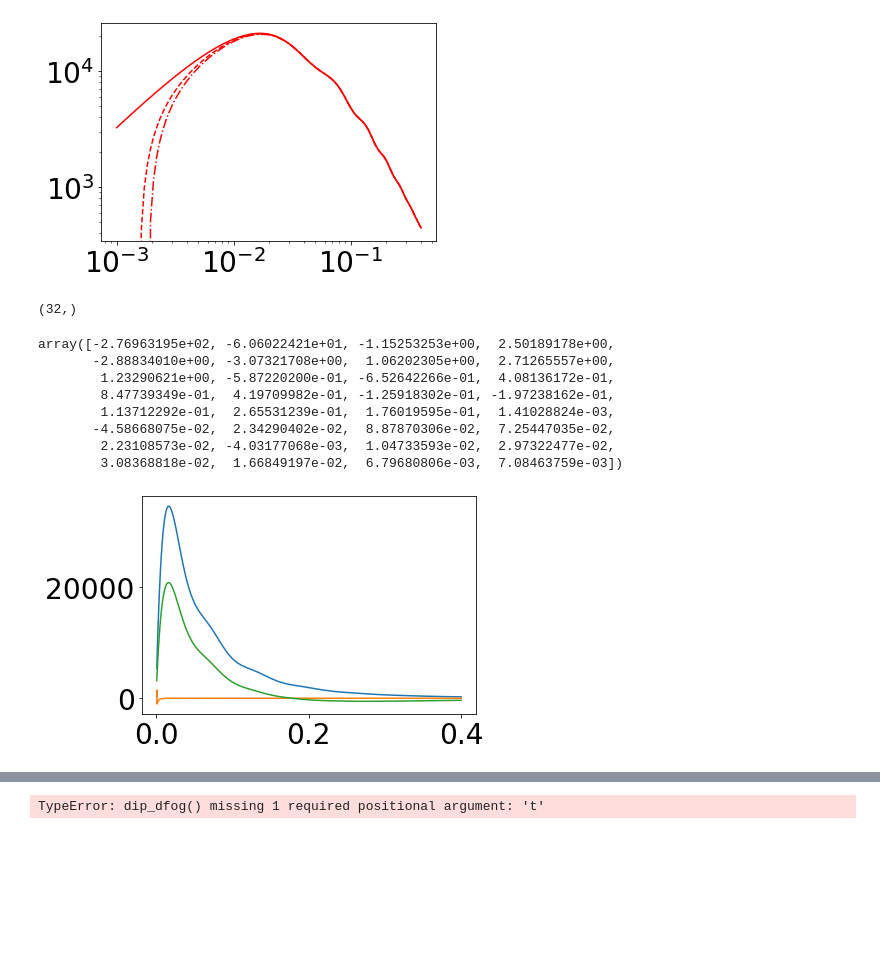
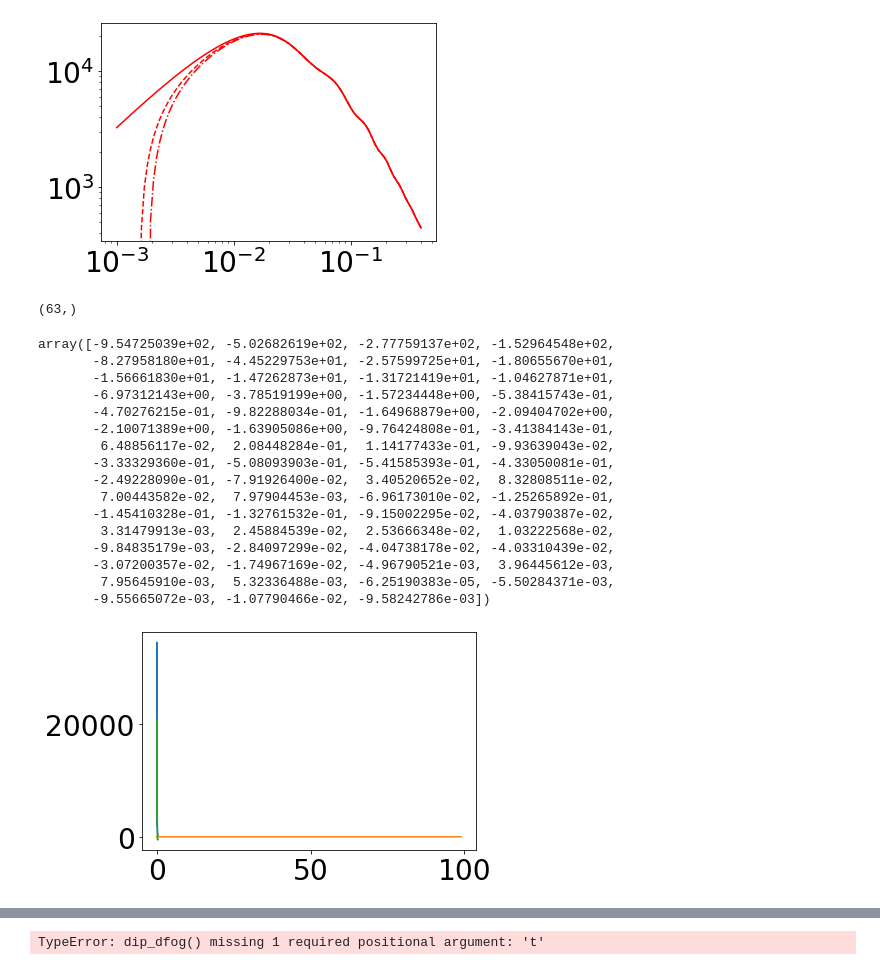
Before and after one commit to craddis1/PkBk, a Jupyter notebook: Notebooks/run_pk.ipynb, the cells around one changed output, grey strips where cells are left out. Cells and saved outputs as stored; diff of their text form; code cells hidden in the pictures; blank space fills up the shorter version.

```diff
--- a/Notebooks/run_pk.ipynb
+++ b/Notebooks/run_pk.ipynb
@@ -33,7 +33,7 @@ Nside=128
 L=1000
 rfft=False
 order=2
-obs_pos=(500,0,500) #
+obs_pos=(500,500,500) #
 grid_info = cgi.compute_survey(Nside,L,rfft,order,obs_pos)
 #xi,x_norm,ki,k_mag,MAS,k_f,k_ny
 # %% [output]
@@ -50,7 +50,7 @@ CPU times: user 4 µs, sys: 1 µs, total: 5 µs
 Wall time: 5.96 µs
 # %%
 %%time
-s=1/2 #units of 2*k_f
+s=1 #units of 2*k_f
 k_est = np.arange(grid_info[5],grid_info[6],2*s*grid_info[5]) + s*grid_info[5] #create k bins centers - from k_f to k_ny with steps of s*k_f
 binning_info = cgi.pk_compute_bins(k_est,s,grid_info[3],grid_info[5])
 #In_bin,N_modes
@@ -510,7 +592,7 @@ if d == 0:
 print(d)
 #set z ...
 def get_class_powerspectrum(kk,zz): #h are needed to convert to 1/Mpc for k then convert pk back to (Mpc/h)^3
-
+     -4*f*(3*Pks+ Pkd*ks)*(7*b1 + 3*f)*(2*t - 1)/(35*d*ks)
     return np.array([cosmo.pk_lin(ki, zz) for ki in kk*h])*h**3
 
 def get_pkinfo_z(k,z):
@@ -533,7 +615,6 @@ Pkdd= Pk_dd(ks)
 
 d=1000
 b1 = 1
-s=0
 t=0
 # %% [output]
 0.0
@@ -641,23 +723,31 @@ def pk_mono_dfog_wa(kk,sigma,d,t):
 
 def pk_dipo_dfog_wa(kk,sigma,d,t):
     Pks = Pk_(kk)
     Pkd= Pk_d(kk)
     Pkdd= Pk_dd(kk)
     return 3*np.exp(-f**2*kk**2*sigma**2)*(2*t - 1)*(np.sqrt(np.pi)*np.exp(f**2*kk**2*sigma**2)*scipy.special.erf(sigma*f*kk)*(Pkd*kk*(-4*b1*f**3*kk**4*sigma**4 + f*kk**2*sigma**2*(6*b1 - 6*f) + 15) - 12*Pks*(f*kk**2*sigma**2*(b1 - f) + 5)) + 2*f*kk*sigma*(-Pkd*kk*(2*f*kk**2*sigma**2*(3*b1 + 2*f) + 15) + 4*Pks*(2*f**3*kk**4*sigma**4*(b1 + f) + f*kk**2*sigma**2*(3*b1 + 7*f) + 15)))/(8*d*f**5*kk**8*sigma**7)
 
-plt.plot(ks,pk_mono_dfog(ks,10))
-plt.plot(ks,pk_mono_dfog_wa(ks,10,560,0))
+plt.plot(ks,pk_mono_dfog(ks,10)+pk_mono_dfog_wa(ks,10,560,0))
+#plt.plot(ks,pk_mono_dfog_wa(ks,10,560,0))
 plt.plot(ks,pk_quad_dfog(ks,10))
 print(k_est.shape)
 pk_quad_dfog_wa(k_est,sigma,1000,t)
 # %% [output]
-(32,)
+(63,)
-array([-2.76963195e+02, -6.06022421e+01, -1.15253253e+00,  2.50189178e+00,
-       -2.88834010e+00, -3.07321708e+00,  1.06202305e+00,  2.71265557e+00,
-        1.23290621e+00, -5.87220200e-01, -6.52642266e-01,  4.08136172e-01,
-        8.47739349e-01,  4.19709982e-01, -1.25918302e-01, -1.97238162e-01,
-        1.13712292e-01,  2.65531239e-01,  1.76019595e-01,  1.41028824e-03,
-       -4.58668075e-02,  2.34290402e-02,  8.87870306e-02,  7.25447035e-02,
-        2.23108573e-02, -4.03177068e-03,  1.04733593e-02,  2.97322477e-02,
-        3.08368818e-02,  1.66849197e-02,  6.79680806e-03,  7.08463759e-03])
+array([-9.54725039e+02, -5.02682619e+02, -2.77759137e+02, -1.52964548e+02,
+       -8.27958180e+01, -4.45229753e+01, -2.57599725e+01, -1.80655670e+01,
+       -1.56661830e+01, -1.47262873e+01, -1.31721419e+01, -1.04627871e+01,
+       -6.97312143e+00, -3.78519199e+00, -1.57234448e+00, -5.38415743e-01,
+       -4.70276215e-01, -9.82288034e-01, -1.64968879e+00, -2.09404702e+00,
+       -2.10071389e+00, -1.63905086e+00, -9.76424808e-01, -3.41384143e-01,
+        6.48856117e-02,  2.08448284e-01,  1.14177433e-01, -9.93639043e-02,
+       -3.33329360e-01, -5.08093903e-01, -5.41585393e-01, -4.33050081e-01,
+       -2.49228090e-01, -7.91926400e-02,  3.40520652e-02,  8.32808511e-02,
+        7.00443582e-02,  7.97904453e-03, -6.96173010e-02, -1.25265892e-01,
+       -1.45410328e-01, -1.32761532e-01, -9.15002295e-02, -4.03790387e-02,
+        3.31479913e-03,  2.45884539e-02,  2.53666348e-02,  1.03222568e-02,
+       -9.84835179e-03, -2.84097299e-02, -4.04738178e-02, -4.03310439e-02,
+       -3.07200357e-02, -1.74967169e-02, -4.96790521e-03,  3.96445612e-03,
+        7.95645910e-03,  5.32336488e-03, -6.25190383e-05, -5.50284371e-03,
+       -9.55665072e-03, -1.07790466e-02, -9.58242786e-03])
-[figure, old version]
+[figure, new version]
```
Also changed, not shown: parts of 29 cells of this notebook, 1 other file.
